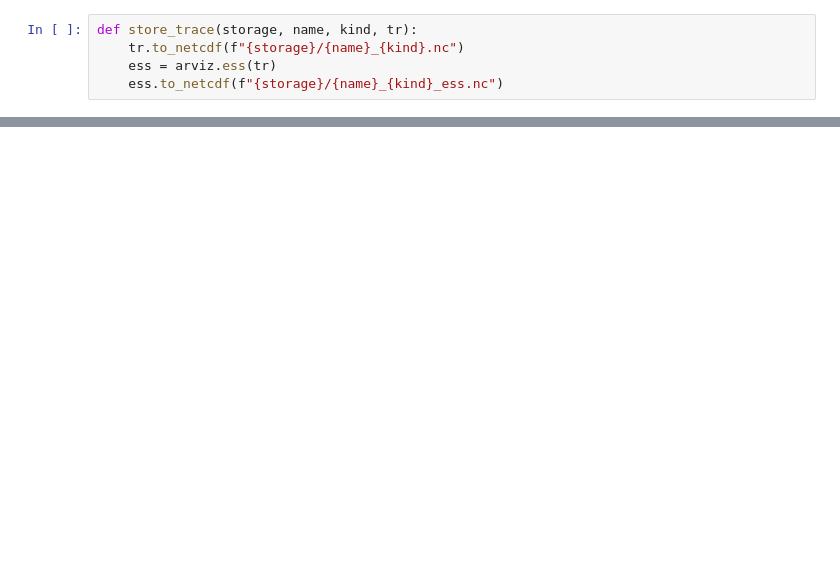
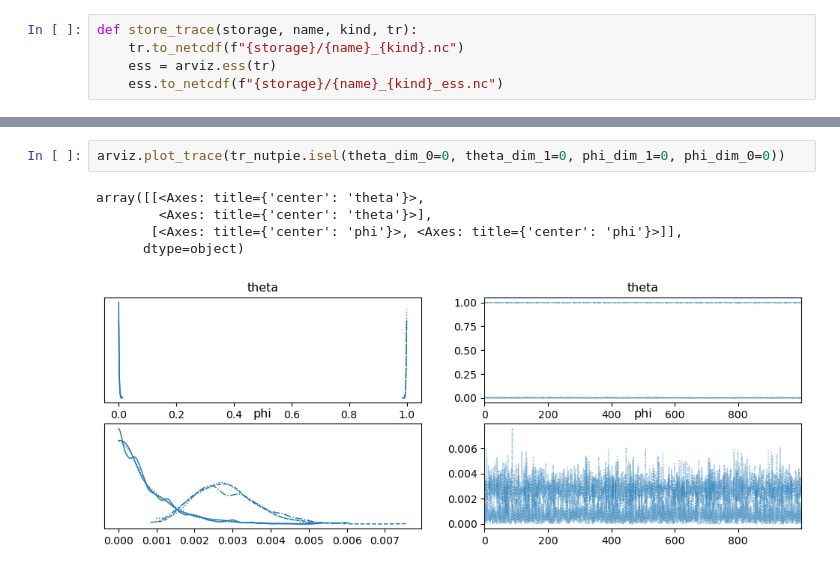
Before and after one commit to elc45/fisher-hmc-paper, a Jupyter notebook: notebooks/model-zoo.ipynb, the cells around one changed output, grey strips where cells are left out. Drawn from its saved outputs; the diff is of its cells as text; blank space fills up the shorter version.

```diff
--- a/notebooks/model-zoo.ipynb
+++ b/notebooks/model-zoo.ipynb
@@ -139,0 +245,8 @@ np.log(tr_stan.warmup_sample_stats.step_size).plot.line(x="draw", color="C1", al
+# %%
+arviz.plot_trace(tr_nutpie.isel(theta_dim_0=0, theta_dim_1=0, phi_dim_1=0, phi_dim_0=0))
+# %% [output]
+array([[<Axes: title={'center': 'theta'}>,
+        <Axes: title={'center': 'theta'}>],
+       [<Axes: title={'center': 'phi'}>, <Axes: title={'center': 'phi'}>]],
+      dtype=object)
+[figure, added]
```
Also changed, not shown: parts of 53 cells of this notebook, 1 other file.
